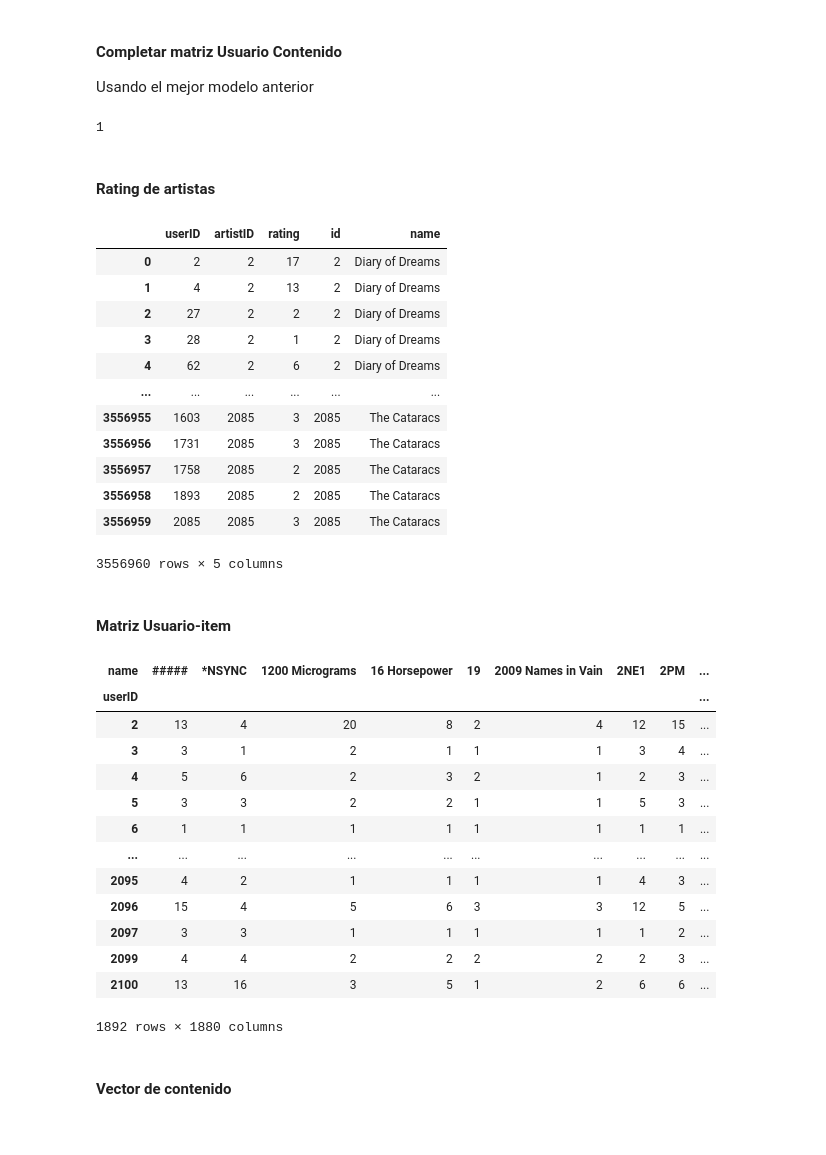
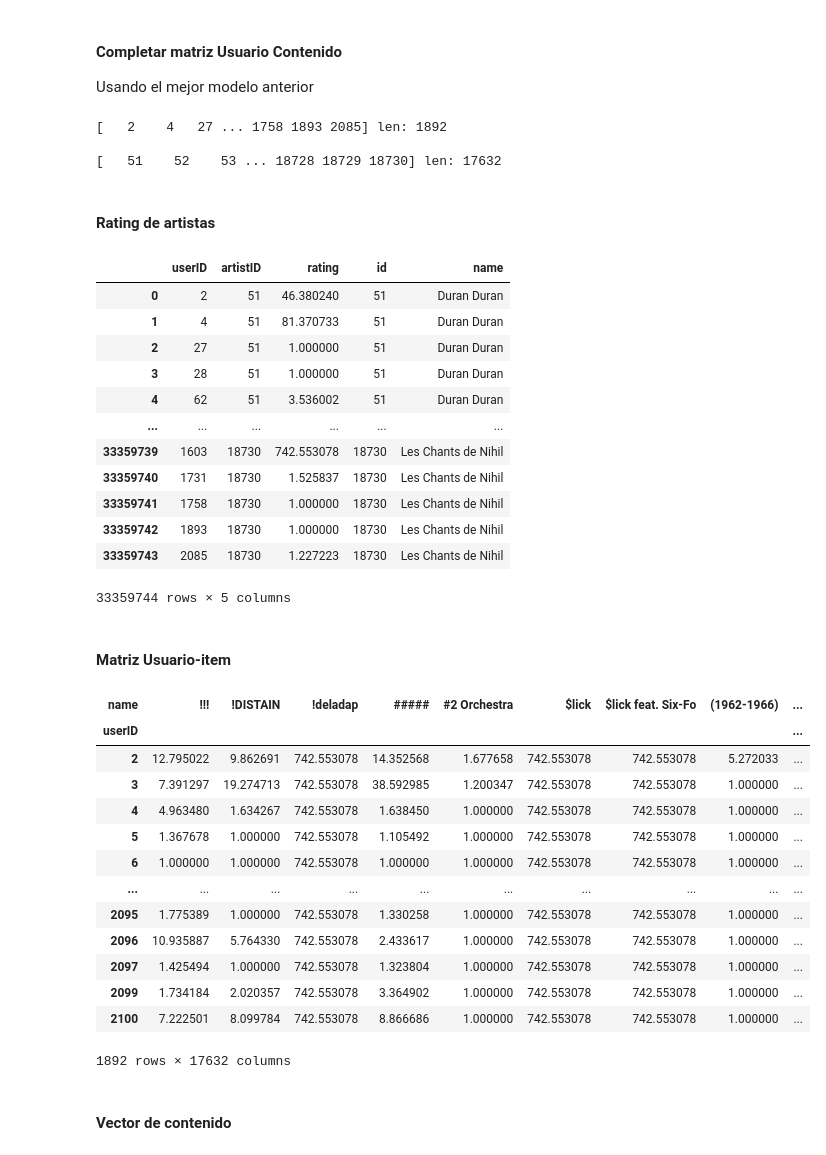
Before and after one commit to ser0090/dipdata, a Jupyter notebook: recsys/notebooks/practico.ipynb, the cells around one changed output. Saved outputs shown, nothing was run; the diff lists cells and outputs as text; code cells hidden in the pictures.

```diff
--- a/recsys/notebooks/practico.ipynb
+++ b/recsys/notebooks/practico.ipynb
@@ -320,66 +320,71 @@ El Mejor econtrado es modelo es SVDpp
 # %% [markdown]
 #### Completar matriz Usuario Contenido
 Usando el mejor modelo anterior
-# %%
-model_nmf.predict(28, 51).est
-# %% [output]
-1
+# %%
+users = df.userID.unique()
+artists = df.artistID.unique()
+
+print(users, f"len: {len(users)}")
+print()
+print(artists, f"len: {len(artists)}" )
+# %% [output]
+[   2    4   27 ... 1758 1893 2085] len: 1892
+
+[   51    52    53 ... 18728 18729 18730] len: 17632
 # %%
-users = df.userID.unique()
-artists = df.userID.unique()
-
 tmp = []
-for usr in users:
-    for artis in artists:
+for artis in artists:
+    for usr in users:
         tmp.append({
             'userID': usr,
             'artistID': artis,
-            'rating':ceil(model_nmf.predict(usr, artis).est)
-        }
-        )
+            'rating': model_nmf.predict(usr, artis).est
+        })
 # %% [markdown]
 #### Rating de artistas
 # %%
 user_artist = pd.DataFrame(tmp)
+del tmp
 user_artist = user_artist.merge(
     artist_data[['id','name']], left_on=['artistID'], right_on=['id']
 )
+
 user_artist
 # %% [output]
 |  | userID | artistID | rating | id | name |
-| 0 | 2 | 2 | 17 | 2 | Diary of Dreams |
-| 1 | 4 | 2 | 13 | 2 | Diary of Dreams |
-| 2 | 27 | 2 | 2 | 2 | Diary of Dreams |
-| 3 | 28 | 2 | 1 | 2 | Diary of Dreams |
-| 4 | 62 | 2 | 6 | 2 | Diary of Dreams |
+| 0 | 2 | 51 | 46.380240 | 51 | Duran Duran |
+| 1 | 4 | 51 | 81.370733 | 51 | Duran Duran |
+| 2 | 27 | 51 | 1.000000 | 51 | Duran Duran |
+| 3 | 28 | 51 | 1.000000 | 51 | Duran Duran |
+| 4 | 62 | 51 | 3.536002 | 51 | Duran Duran |
 | ... | ... | ... | ... | ... | ... |
-| 3556955 | 1603 | 2085 | 3 | 2085 | The Cataracs |
-| 3556956 | 1731 | 2085 | 3 | 2085 | The Cataracs |
-| 3556957 | 1758 | 2085 | 2 | 2085 | The Cataracs |
-| 3556958 | 1893 | 2085 | 2 | 2085 | The Cataracs |
-| 3556959 | 2085 | 2085 | 3 | 2085 | The Cataracs |
+| 33359739 | 1603 | 18730 | 742.553078 | 18730 | Les Chants de Nihil |
+| 33359740 | 1731 | 18730 | 1.525837 | 18730 | Les Chants de Nihil |
+| 33359741 | 1758 | 18730 | 1.000000 | 18730 | Les Chants de Nihil |
+| 33359742 | 1893 | 18730 | 1.000000 | 18730 | Les Chants de Nihil |
+| 33359743 | 2085 | 18730 | 1.227223 | 18730 | Les Chants de Nihil |
-3556960 rows × 5 columns
+33359744 rows × 5 columns
 # %% [markdown]
 #### Matriz Usuario-item
 # %%
-artist_tags = user_artist[['userID', 'name', 'rating']].pivot(
+user_artist = user_artist[['userID', 'name', 'rating']].pivot(
     values='rating', index=['userID'], columns=['name'])
-artist_tags
+user_artist
 # %% [output]
-| name | ##### | *NSYNC | 1200 Micrograms | 16 Horsepower | 19 | 2009 Names in Vain | 2NE1 | 2PM | ... |
+| name | !!! | !DISTAIN | !deladap | ##### | #2 Orchestra | $lick | $lick feat. Six-Fo | (1962-1966) | ... |
 | userID |  |  |  |  |  |  |  |  | ... |
-| 2 | 13 | 4 | 20 | 8 | 2 | 4 | 12 | 15 | ... |
-| 3 | 3 | 1 | 2 | 1 | 1 | 1 | 3 | 4 | ... |
-| 4 | 5 | 6 | 2 | 3 | 2 | 1 | 2 | 3 | ... |
-| 5 | 3 | 3 | 2 | 2 | 1 | 1 | 5 | 3 | ... |
-| 6 | 1 | 1 | 1 | 1 | 1 | 1 | 1 | 1 | ... |
+| 2 | 12.795022 | 9.862691 | 742.553078 | 14.352568 | 1.677658 | 742.553078 | 742.553078 | 5.272033 | ... |
+| 3 | 7.391297 | 19.274713 | 742.553078 | 38.592985 | 1.200347 | 742.553078 | 742.553078 | 1.000000 | ... |
+| 4 | 4.963480 | 1.634267 | 742.553078 | 1.638450 | 1.000000 | 742.553078 | 742.553078 | 1.000000 | ... |
+| 5 | 1.367678 | 1.000000 | 742.553078 | 1.105492 | 1.000000 | 742.553078 | 742.553078 | 1.000000 | ... |
+| 6 | 1.000000 | 1.000000 | 742.553078 | 1.000000 | 1.000000 | 742.553078 | 742.553078 | 1.000000 | ... |
 | ... | ... | ... | ... | ... | ... | ... | ... | ... | ... |
-| 2095 | 4 | 2 | 1 | 1 | 1 | 1 | 4 | 3 | ... |
-| 2096 | 15 | 4 | 5 | 6 | 3 | 3 | 12 | 5 | ... |
-| 2097 | 3 | 3 | 1 | 1 | 1 | 1 | 1 | 2 | ... |
-| 2099 | 4 | 4 | 2 | 2 | 2 | 2 | 2 | 3 | ... |
-| 2100 | 13 | 16 | 3 | 5 | 1 | 2 | 6 | 6 | ... |
+| 2095 | 1.775389 | 1.000000 | 742.553078 | 1.330258 | 1.000000 | 742.553078 | 742.553078 | 1.000000 | ... |
+| 2096 | 10.935887 | 5.764330 | 742.553078 | 2.433617 | 1.000000 | 742.553078 | 742.553078 | 1.000000 | ... |
+| 2097 | 1.425494 | 1.000000 | 742.553078 | 1.323804 | 1.000000 | 742.553078 | 742.553078 | 1.000000 | ... |
+| 2099 | 1.734184 | 2.020357 | 742.553078 | 3.364902 | 1.000000 | 742.553078 | 742.553078 | 1.000000 | ... |
+| 2100 | 7.222501 | 8.099784 | 742.553078 | 8.866686 | 1.000000 | 742.553078 | 742.553078 | 1.000000 | ... |
-1892 rows × 1880 columns
+1892 rows × 17632 columns
 # %% [markdown]
 #### Vector de contenido
 # %% [markdown]
```
Also changed, not shown: parts of 42 cells of this notebook.
